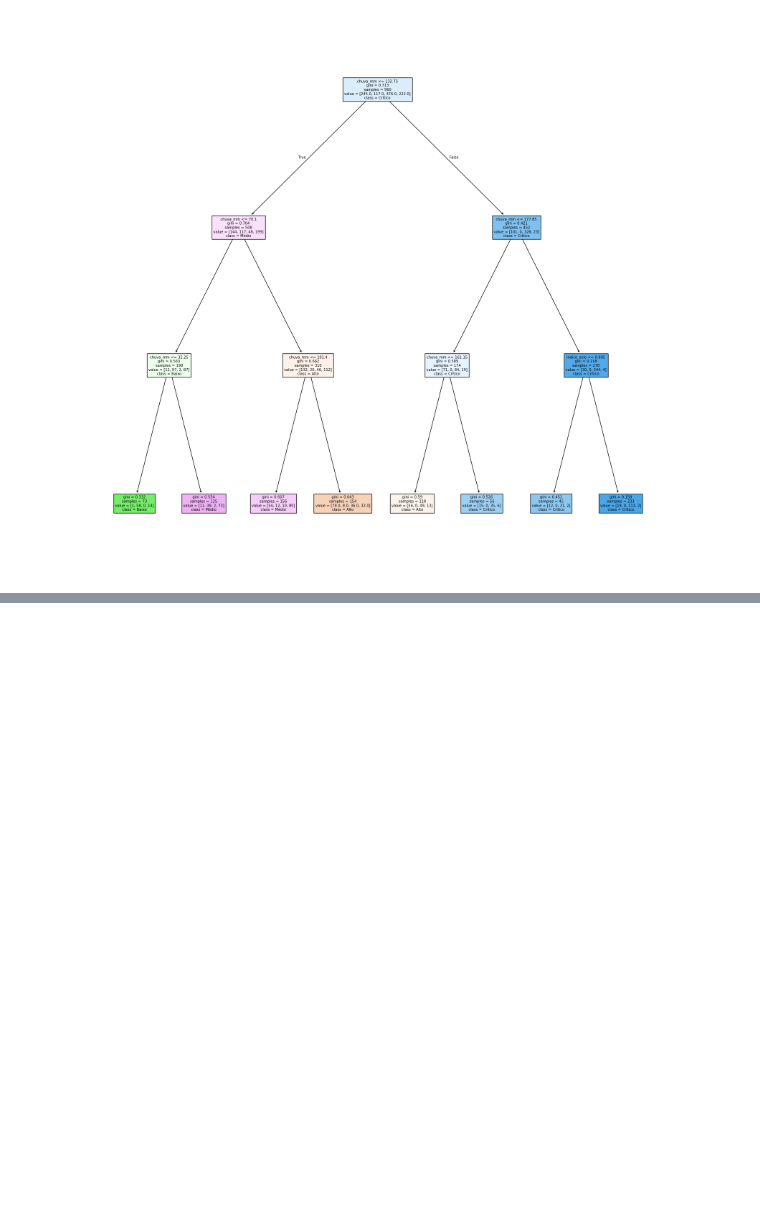
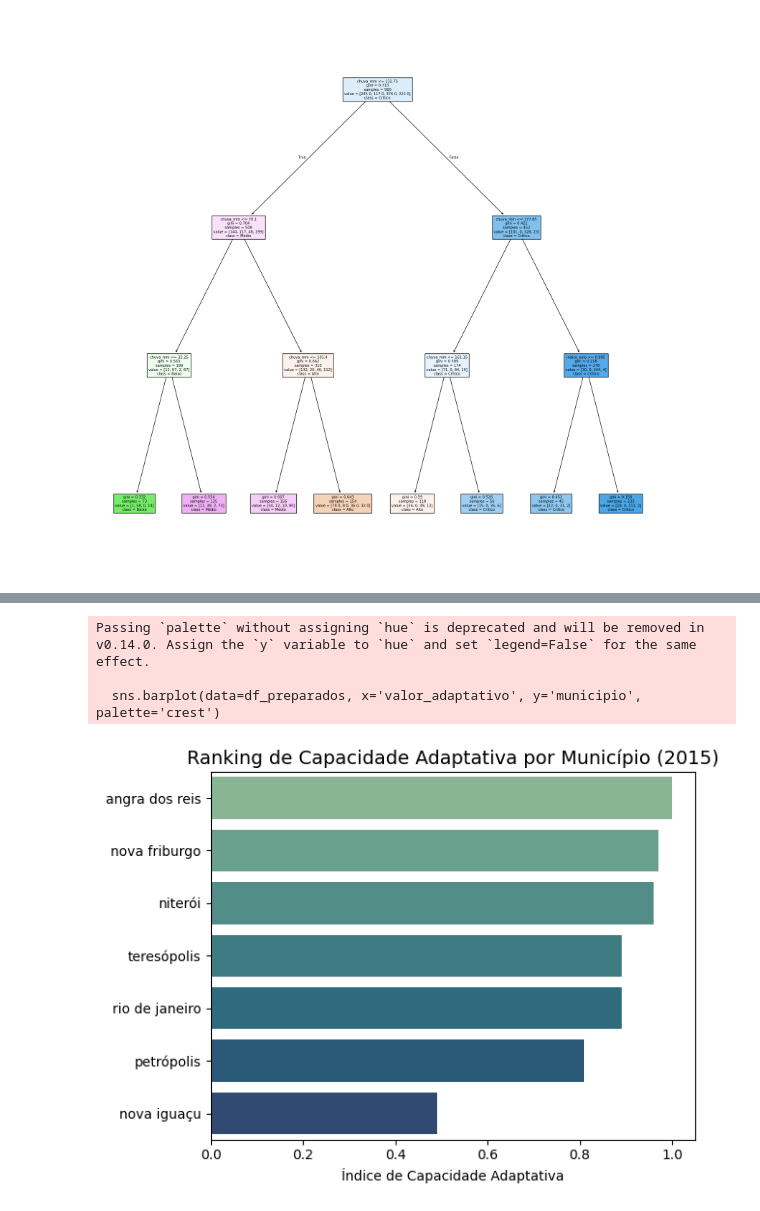
Before and after one commit to bercezar/projeto-georisk, a Jupyter notebook: notebooks/analise.ipynb, the cells around one changed output, grey strips where cells are left out. Drawn from its saved outputs; the diff is of its cells as text; code cells hidden in the pictures; blank space fills up the shorter version.

Commit message:
feat: add database setup, adaptive capacity analysis and markdown documentation

```diff
--- a/notebooks/analise.ipynb
+++ b/notebooks/analise.ipynb
@@ -339,0 +444,26 @@ fig.update_traces(line_color='#FF4500', line_width=3) # Vermelho escuro para des
+# %%
+from sqlalchemy import create_engine
+
+database_path = r"C:\GeoRisk-RJ\projeto-georisk\database\georisk.db"
+
+engine = create_engine(f"sqlite:///{database_path}")
+
+# 2. A sua Query original
+query = """
+    SELECT
+        o.municipio,
+        o.ocorrencias_deslizamento,
+        o.obitos,
+        o.desalojados,
+        c.valor_adaptativo,
+        c.classe_adaptativa,
+        c.valor_per_capita,
+        c.classe_per_capita
+    FROM ocorrencias o
+    JOIN capacidade_adaptativa c ON o.municipio = c.municipio
+    WHERE o.ano = 2015
+"""
+
+# Executando a leitura
+df = pd.read_sql(query, engine)
+print("Dados carregados com sucesso! Linhas retornadas:", len(df))
@@ -339,0 +480,14 @@ fig.update_traces(line_color='#FF4500', line_width=3) # Vermelho escuro para des
+# %%
+plt.figure()
+df_preparados = df.sort_values(by='valor_adaptativo', ascending=False)
+sns.barplot(data=df_preparados, x='valor_adaptativo', y='municipio', palette='crest')
+plt.title('Ranking de Capacidade Adaptativa por Município (2015)', fontsize=14)
+plt.xlabel('Índice de Capacidade Adaptativa')
+plt.ylabel('')
+plt.tight_layout()
+plt.show()
+# %% [output]
+Passing `palette` without assigning `hue` is deprecated and will be removed in v0.14.0. Assign the `y` variable to `hue` and set `legend=False` for the same effect.
+
+  sns.barplot(data=df_preparados, x='valor_adaptativo', y='municipio', palette='crest')
+[figure, added]
```
Also changed, not shown: parts of 24 cells of this notebook, 4 other files.
